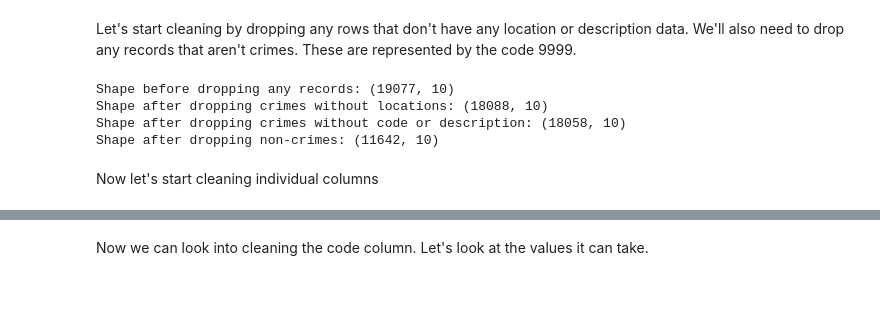
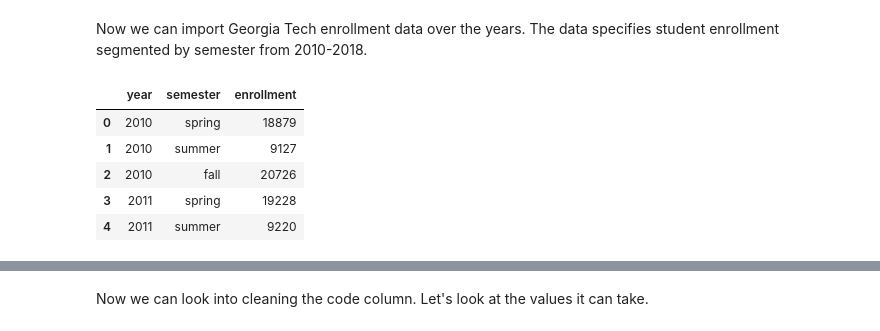
Before and after one commit to pspratling/Forecasting-Crime-around-the-Georgia-Tech-Campus, a Jupyter notebook: Project/Data Wrangling.ipynb, the cells around one changed output, grey strips where cells are left out. Saved outputs shown, nothing was run; the diff lists cells and outputs as text; code cells hidden in the pictures; blank space fills up the shorter version.

```diff
--- a/Project/Data Wrangling.ipynb
+++ b/Project/Data Wrangling.ipynb
@@ -47,23 +32,0 @@ c.head()
-# %% [markdown]
-Let's start cleaning by dropping any rows that don't have any location or description data. We'll also need to drop any records that aren't crimes. These are represented by the code 9999.
-# %%
-print("Shape before dropping any records:", c.shape)
-
-#dropping crimes without any location information
-c = c.dropna(subset=['landmark', 'lat', 'long'], how='all')
-print("Shape after dropping crimes without locations:", c.shape)
-
-#dropping records without any descriptive information
-c = c.dropna(subset=['code', 'description'], how='all')
-print("Shape after dropping crimes without code or description:", c.shape)
-
-#dropping non=crimes
-c = c[c['code'] != '9999']
-print("Shape after dropping non-crimes:", c.shape)
-# %% [output]
-Shape before dropping any records: (19077, 10)
-Shape after dropping crimes without locations: (18088, 10)
-Shape after dropping crimes without code or description: (18058, 10)
-Shape after dropping non-crimes: (11642, 10)
-# %% [markdown]
-Now let's start cleaning individual columns
@@ -69,0 +58,12 @@ Now let's start cleaning individual columns
+# %% [markdown]
+Now we can import Georgia Tech enrollment data over the years. The data specifies student enrollment segmented by semester from 2010-2018.
+# %%
+gt_enrollment_data = pd.read_csv('../Data/gatech_enrollment.csv')
+gt_enrollment_data.head()
+# %% [output]
+|  | year | semester | enrollment |
+| 0 | 2010 | spring | 18879 |
+| 1 | 2010 | summer | 9127 |
+| 2 | 2010 | fall | 20726 |
+| 3 | 2011 | spring | 19228 |
+| 4 | 2011 | summer | 9220 |
```
Also changed, not shown: parts of 25 cells of this notebook.
